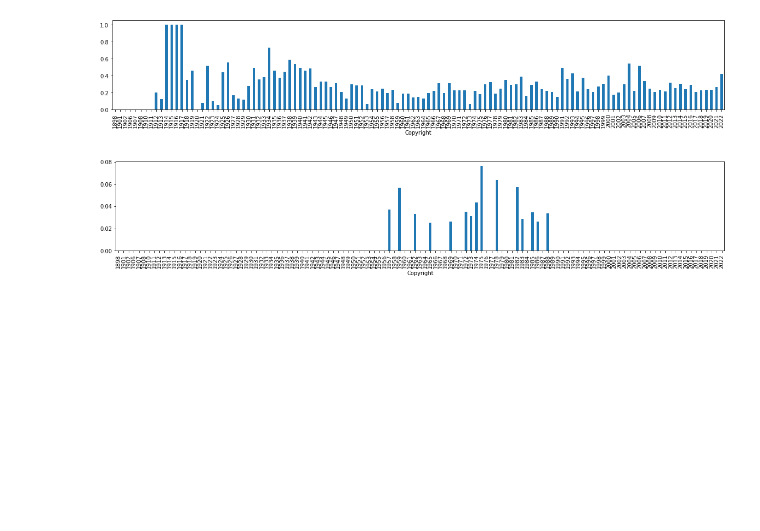
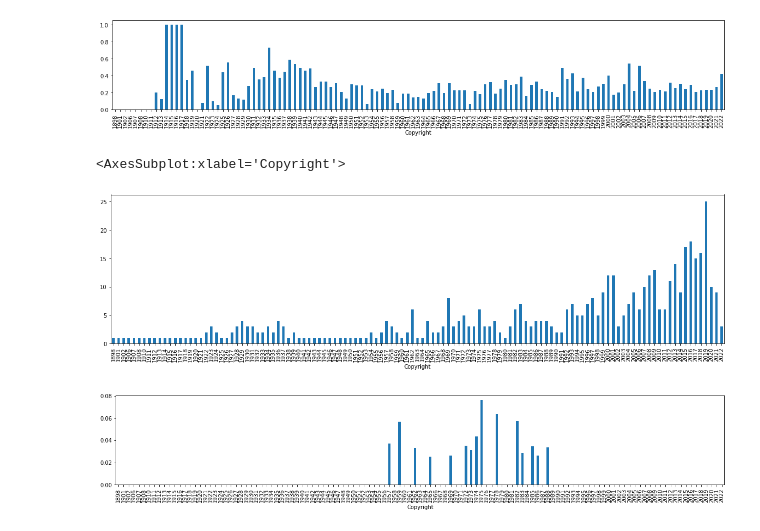
Before and after one commit to DataRozhlas/filmovy-prehled, a Jupyter notebook: 100 explorace filmů.ipynb, the cells around one changed output. Cells and saved outputs as stored; diff of their text form; code cells hidden in the pictures; blank space fills up the shorter version.

```diff
--- a/100 explorace filmů.ipynb
+++ b/100 explorace filmů.ipynb
@@ -306,6 +310,11 @@ popularita("Žánr","komedie","min")
 [figure]
 # %%
 df = df.explode("Země původu")
+# %%
+df.groupby("Copyright")["Země původu"].nunique().plot.bar(figsize=(20,5))
+# %% [output]
+<AxesSubplot:xlabel='Copyright'>
+[figure, added]
 # %%
 popularita("Země původu","Svaz sovětských socialistických republik","min")
 # %% [output]
```
Also changed, not shown: parts of 13 cells of this notebook, 19 other files.
